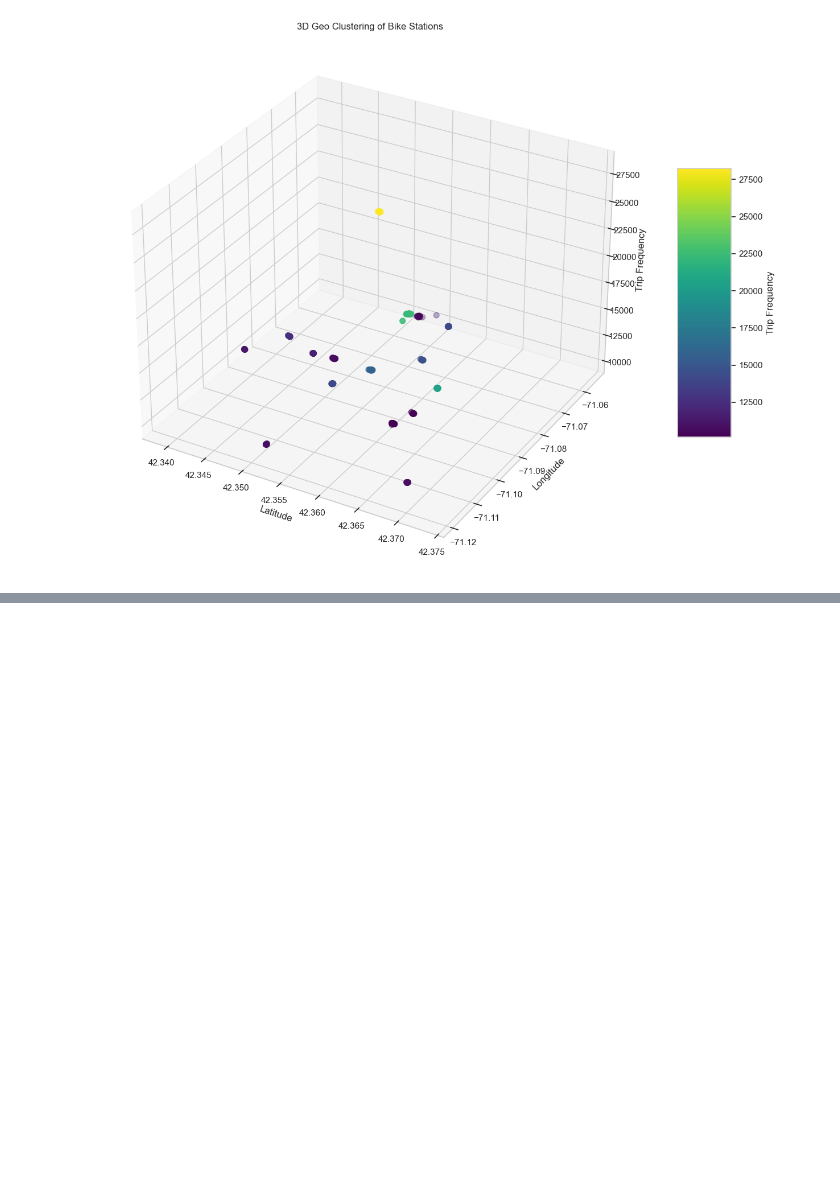
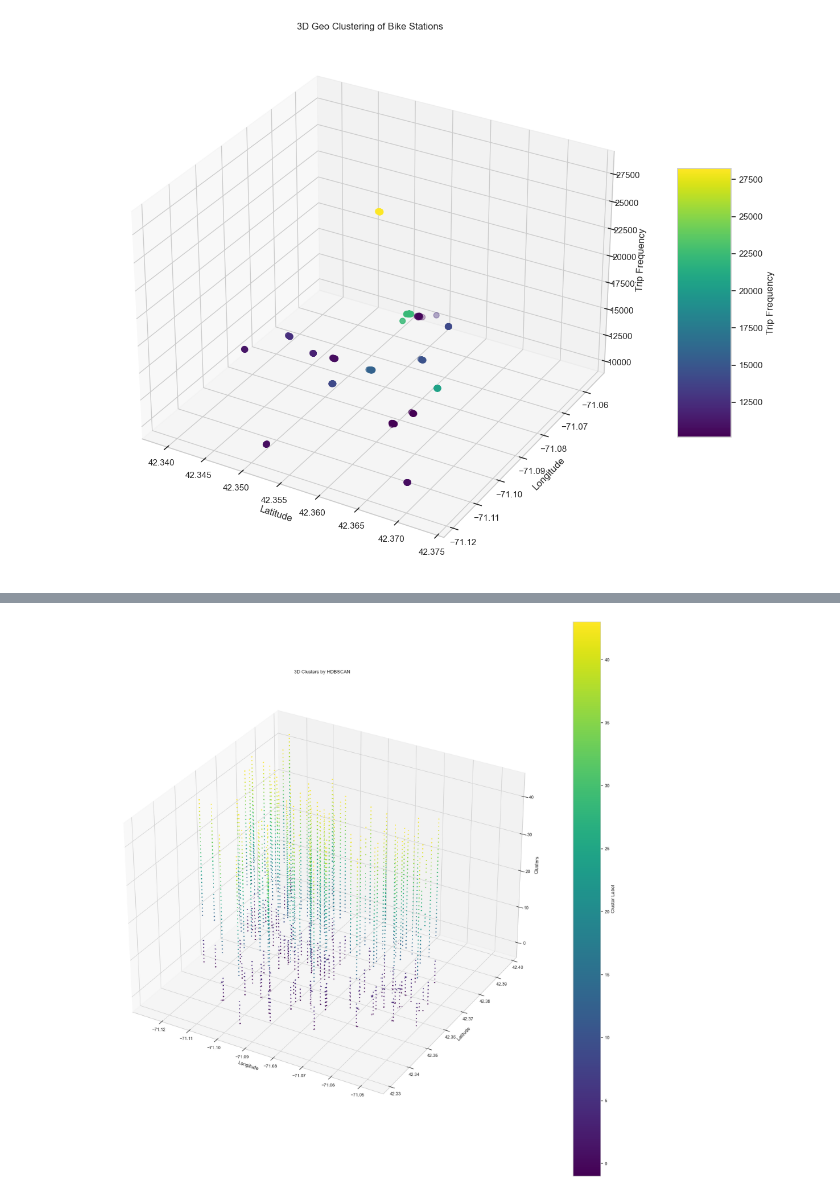
Before and after one commit to amariparris/BikeShare_ClusteringAnalysis, a Jupyter notebook: Data/initial_stuff.ipynb, the cells around one changed output, grey strips where cells are left out. Drawn from its saved outputs; the diff is of its cells as text; code cells hidden in the pictures; blank space fills up the shorter version.

```diff
--- a/Data/initial_stuff.ipynb
+++ b/Data/initial_stuff.ipynb
@@ -533,0 +879,4 @@ map_boston.save('filtered_10k_boston_bike_stations_heatmap.html')
+# %%
+# Adding the cluster labels to the DataFrame
+clustering_df_encoded['clusters'] = clusterer.labels_
+cluster_sizes = clustering_df_encoded['clusters'].value_counts()
@@ -533,0 +900,29 @@ map_boston.save('filtered_10k_boston_bike_stations_heatmap.html')
+# %%
+from mpl_toolkits.mplot3d import Axes3D
+
+fig = plt.figure(figsize=(25, 25))
+ax = fig.add_subplot(111, projection='3d')
+
+# Scatter plot for 3D visualization
+sc = ax.scatter(
+    clustering_df_encoded['start_lng'],
+    clustering_df_encoded['start_lat'],
+    clustering_df_encoded['clusters'],  # Replace with your third dimension
+    c=clustering_df_encoded['clusters'],
+    cmap='viridis',
+    s=1
+)
+
+# Setting labels
+ax.set_xlabel('Longitude')
+ax.set_ylabel('Latitude')
+ax.set_zlabel('Clusters')  # Replace with your third dimension label
+
+# Title and colorbar
+plt.title('3D Clusters by HDBSCAN')
+cbar = plt.colorbar(sc, ax=ax)
+cbar.set_label('Cluster Label')
+
+plt.show()
+# %% [output]
+[figure, added]
```
Also changed, not shown: parts of 69 cells of this notebook, 11 other files.
